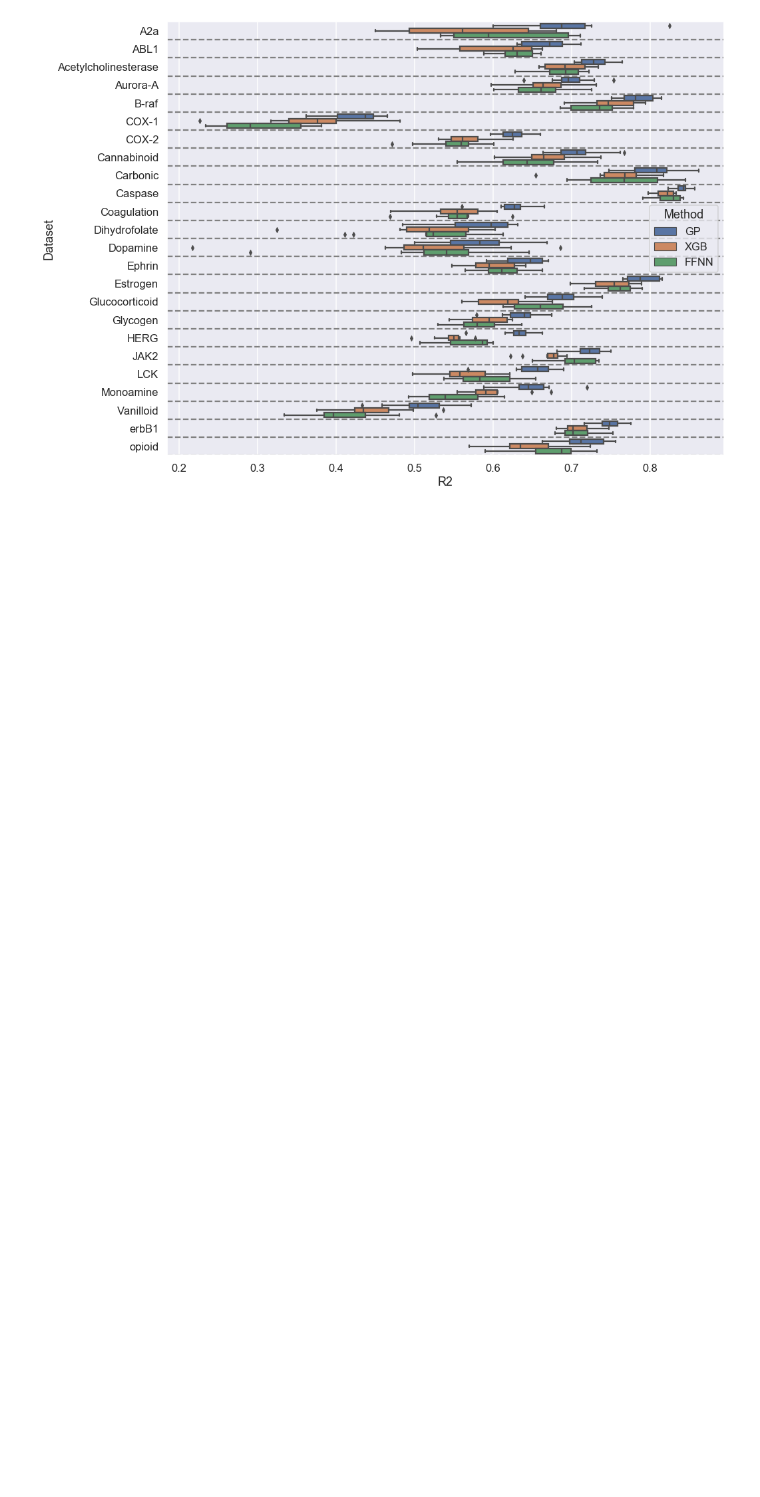
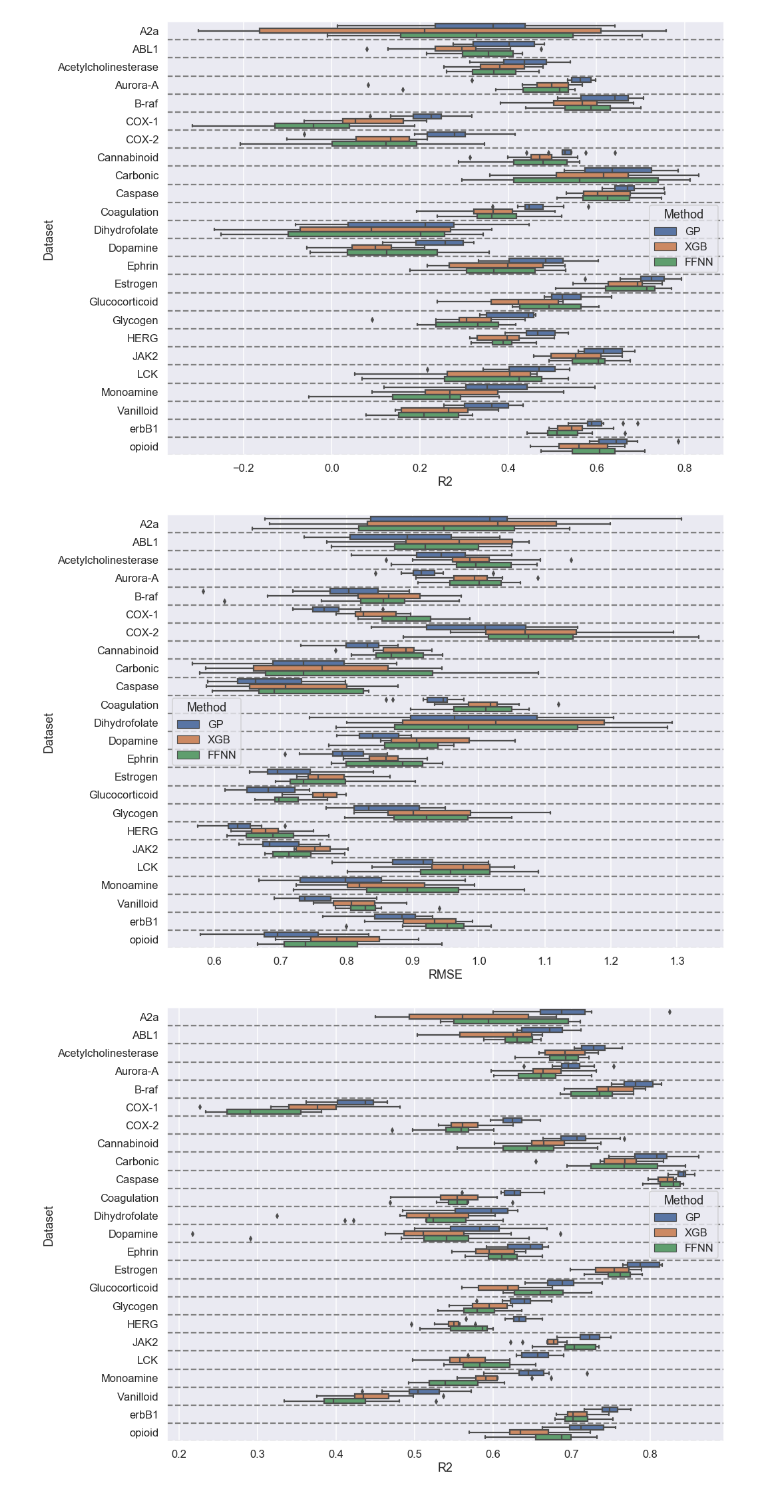
Before and after one commit to PatWalters/yamc, a Jupyter notebook: analysis.ipynb, the cells around one changed output. Cells and saved outputs as stored; diff of their text form; code cells hidden in the pictures; blank space fills up the shorter version.

```diff
--- a/analysis.ipynb
+++ b/analysis.ipynb
@@ -6,3 +69,8 @@ df = pd.read_csv("comparison.csv")
+# %%
+draw_boxplots(df_scaf)
+# %% [output]
+[figure, added]
+[figure, added]
 # %%
 r2_cols = ["dataset"] + [x for x in df.columns if x.find("r2") > 0]
 rms_cols = ["dataset"] + [x for x in df.columns if x.find("rms") > 0]
```
Also changed, not shown: parts of 7 cells of this notebook, 2 other files.
